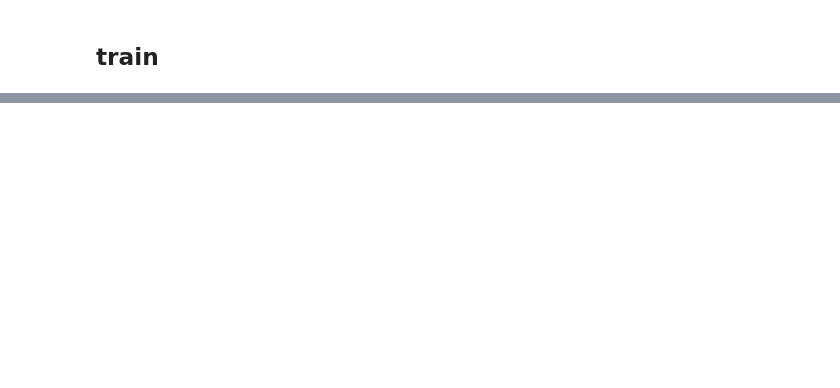
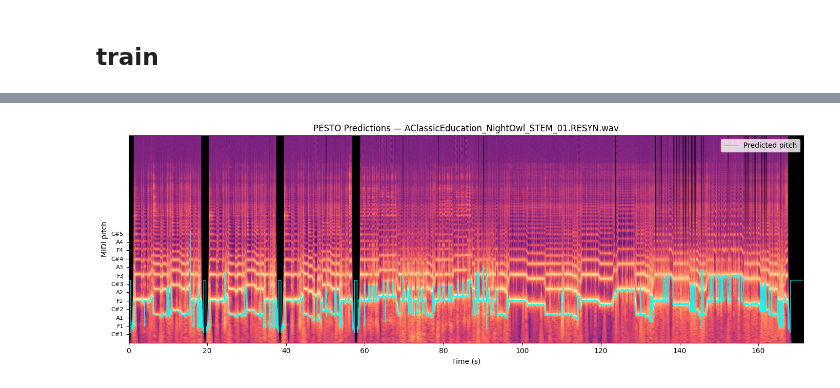
Before and after one commit to smilo7/Equivariant-SSL-Tutorial, a Jupyter notebook: tutorial_notebook.ipynb, the cells around one changed output, grey strips where cells are left out. Cells and saved outputs as stored; diff of their text form; code cells hidden in the pictures; blank space fills up the shorter version.

Commit message:
add inference and embeddings vis sections

```diff
--- a/tutorial_notebook.ipynb
+++ b/tutorial_notebook.ipynb
@@ -1297,0 +1242,93 @@ INFO: Estimated shift: 14.000 (std = 15.625)
+# %%
+# Inference & Visualisation
+
+audio_path = "data/mdb_stem_synth/audio_stems/AClassicEducation_NightOwl_STEM_01.RESYN.wav"
+# checkpoint_path = "pesto_model_from_notebook.ckpt"
+
+# lets load the checpoint from the pesto repo for now
+checkpoint_path = "mir-1k.ckpt"
+
+
+# ── 1. Load checkpoint & rebuild model ───────────────────────────────────────
+ckpt = torch.load(checkpoint_path, map_location="cpu", weights_only=False)
+model.load_state_dict(ckpt["state_dict"])
+model.eval()
+
+# ── 2. Load audio & compute HCQT ─────────────────────────────────────────────
+waveform, sr = torchaudio.load(audio_path)
+audio_mono = waveform.mean(dim=0)
+
+hop_length = int(10.0 * sr / 1000 + 0.5)   # 10 ms hop
+hcqt_module = HarmonicCQT(
+    harmonics=list(datamodule.hcqt_kwargs["harmonics"]),
+    sr=sr,
+    hop_length=hop_length,
+    fmin=datamodule.hcqt_kwargs["fmin"],
+    bins_per_semitone=datamodule.hcqt_kwargs["bins_per_semitone"],
+    n_bins=datamodule.hcqt_kwargs["n_bins"],
+    center_bins=datamodule.hcqt_kwargs["center_bins"],
+)
+
+with torch.no_grad():
+    hcqt = hcqt_module(audio_mono)                      # (1, harmonics, freq_bins, time, 2)
+    hcqt = hcqt.squeeze(0).permute(2, 0, 1, 3)          # (time, harmonics, freq_bins, 2)
+
+# ── 3. Run inference frame-by-frame (batched) ─────────────────────────────────
+log_mag = ToLogMagnitude()
+pitcher = model.pitch_shift                              # PitchShiftCQT already in the model
+
+all_preds, all_acts = [], []
+BATCH = 256
+
+with torch.no_grad():
+    for start in range(0, len(hcqt), BATCH):
+        batch = torch.view_as_complex(hcqt[start:start+BATCH].float())  # (B, harmonics, freq_bins)
+        batch = log_mag(batch)                           # log magnitude
+        x, _, _ = pitcher(batch)                        # crop (same as forward pass)
+        acts = model.encoder(x)                         # (B, output_dim)
+        preds = reduce_activations(acts, reduction="alwa") - model.shift
+        all_preds.append(preds)
+        all_acts.append(acts)
+
+pitches     = torch.cat(all_preds).numpy()              # (T,) predicted MIDI pitch
+activations = torch.cat(all_acts).numpy()               # (T, output_dim)
+times       = np.arange(len(pitches)) * hop_length / sr # time axis in seconds
+
+# ── 4. Log-magnitude spectrogram for display ─────────────────────────────────
+hcqt_display = log_mag(torch.view_as_complex(hcqt[:len(pitches), 0].float()))
+hcqt_display = hcqt_display.squeeze().numpy()           # (T, freq_bins)
+
+# ── 5. Diagnostics ────────────────────────────────────────────────────────────
+print(f"Total frames:       {len(pitches)}")
+print(f"Pitch range (MIDI): {pitches.min():.1f} – {pitches.max():.1f}")
+print(f"Pitch sample:       {pitches[:5]}")
+print(f"Model shift:        {model.shift.item():.3f}")
+print(f"CQT display shape:  {hcqt_display.shape}  (T, freq_bins)")
+print(f"Time axis:          {times[0]:.2f}s – {times[-1]:.2f}s")
+
+midi_fmin = 12 * np.log2(27.5 / 440) + 69   # ≈ 21 MIDI
+bps = datamodule.hcqt_kwargs["bins_per_semitone"]
+pitch_bins = (pitches - midi_fmin) * bps
+valid = (pitch_bins >= 0) & (pitch_bins < hcqt_display.shape[1])
+print(f"Valid frames:       {valid.sum()} / {len(valid)}")
+print(f"pitch_bins range:   {pitch_bins.min():.1f} – {pitch_bins.max():.1f}  (CQT has {hcqt_display.shape[1]} bins)")
+
+fig, ax = plt.subplots(figsize=(14, 5))
+ax.imshow(hcqt_display.T, aspect="auto", origin="lower", cmap="magma",
+          extent=[times[0], times[-1], 0, hcqt_display.shape[1]])
+ax.plot(times, pitch_bins, c="cyan", linewidth=1, alpha=0.9, label="Predicted pitch")
+ax.set_xlabel("Time (s)")
+ax.set_ylabel("MIDI pitch")
+ax.set_title(f"PESTO Predictions — {audio_path.split('/')[-1]}")
+
+# Note-name y-axis ticks
+notes = ["C","C#","D","D#","E","F","F#","G","G#","A","A#","B"]
+midi_ticks = np.arange(int(pitches[valid].min()), int(pitches[valid].max()) + 1, 4)
+ax.set_yticks((midi_ticks - midi_fmin) * bps)
+ax.set_yticklabels([f"{notes[int(m)%12]}{int(m)//12-1}" for m in midi_ticks], fontsize=8)
+ax.legend(loc="upper right", markerscale=6)
+
+plt.tight_layout()
+plt.savefig("predictions.png", dpi=150, bbox_inches="tight")
+plt.show()
+# %% [output]
@@ -1297,0 +1343 @@ INFO: Estimated shift: 14.000 (std = 15.625)
+[figure, added]
```
Also changed, not shown: parts of 25 cells of this notebook.
